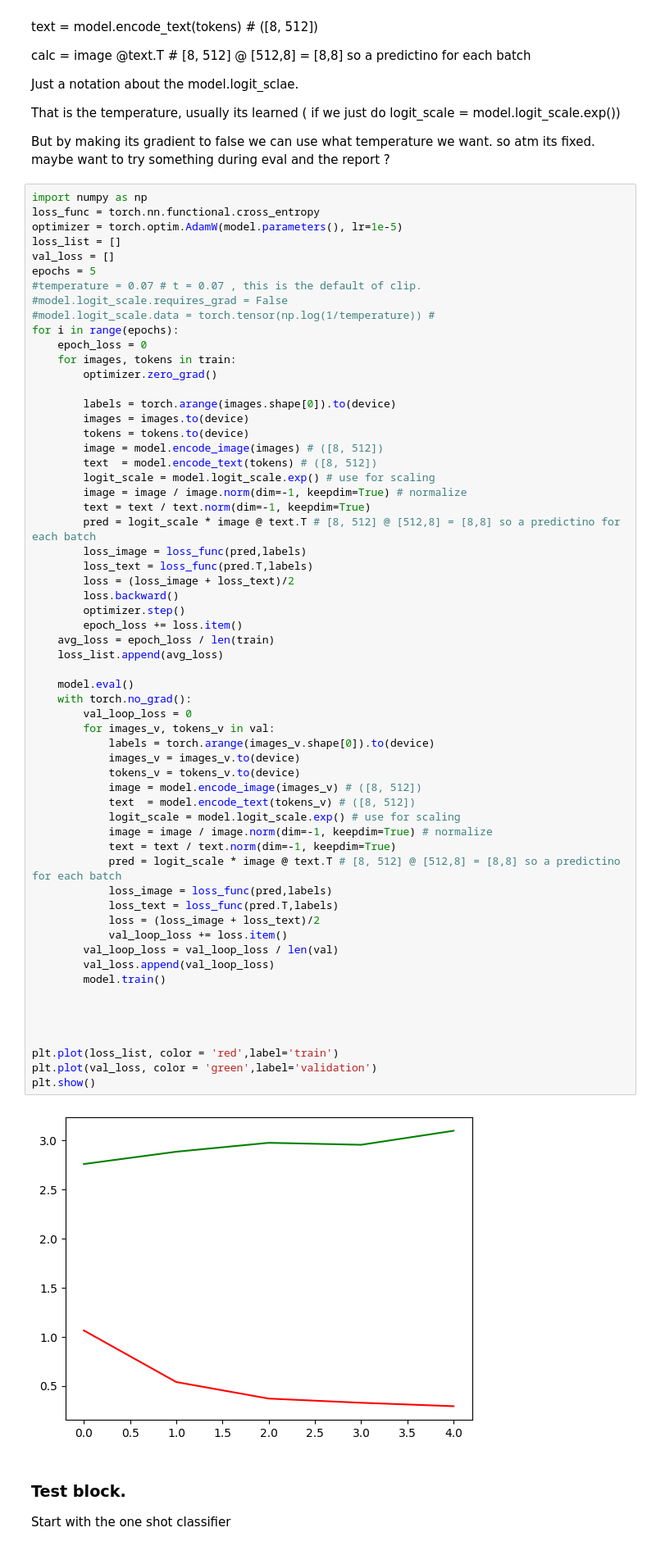
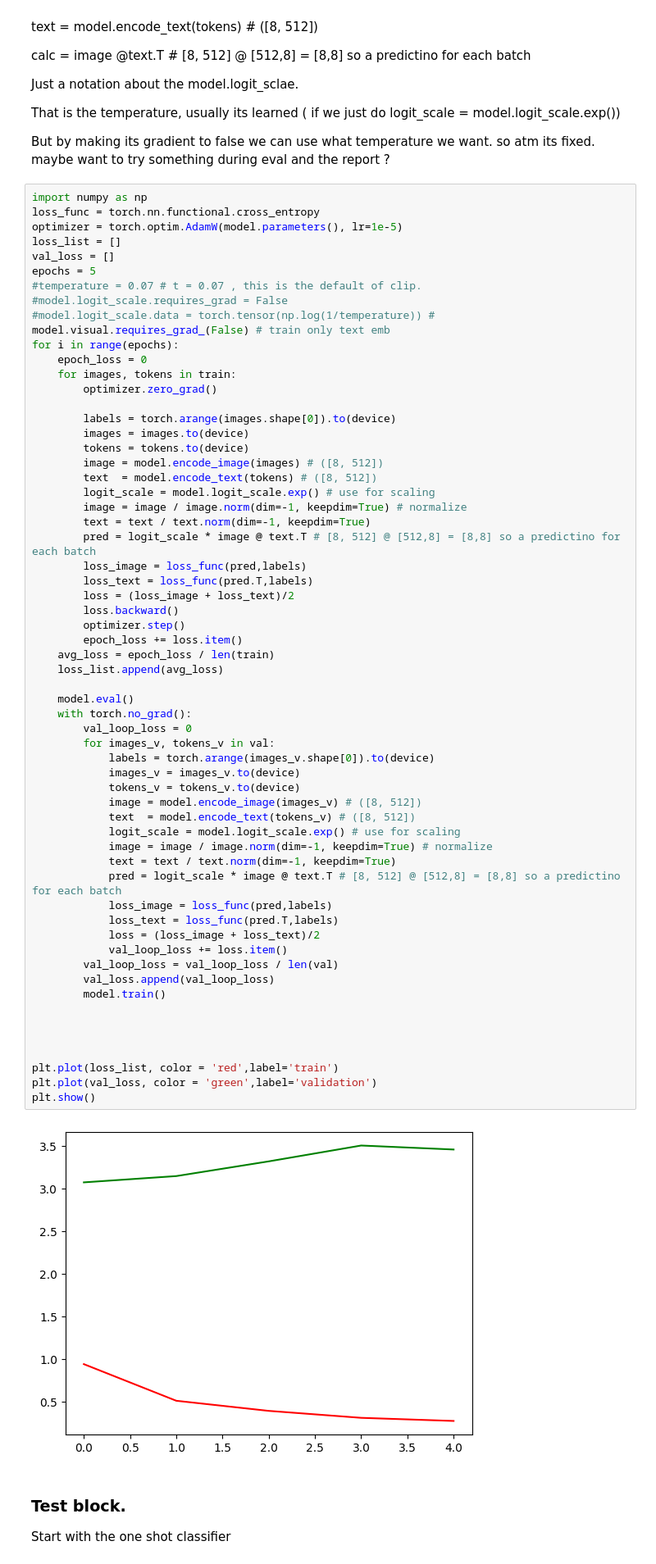
Before and after one commit to hellstrom01/fine-tuning-clip-model, a Jupyter notebook: model.ipynb, the cells around one changed output. Shown at 82% size. Saved outputs shown, nothing was run; the diff lists cells and outputs as text.

```diff
--- a/model.ipynb
+++ b/model.ipynb
@@ -172,6 +174,7 @@ epochs = 5
 #temperature = 0.07 # t = 0.07 , this is the default of clip.
 #model.logit_scale.requires_grad = False
 #model.logit_scale.data = torch.tensor(np.log(1/temperature)) #
+model.visual.requires_grad_(False) # train only text emb
 for i in range(epochs):
     epoch_loss = 0
     for images, tokens in train:
@@ -196,34 +199,34 @@ for i in range(epochs):
     loss_list.append(avg_loss)
 
     model.eval()
     with torch.no_grad():
         val_loop_loss = 0
         for images_v, tokens_v in val:
             labels = torch.arange(images_v.shape[0]).to(device)
             images_v = images_v.to(device)
             tokens_v = tokens_v.to(device)
             image = model.encode_image(images_v) # ([8, 512])
             text  = model.encode_text(tokens_v) # ([8, 512])
             logit_scale = model.logit_scale.exp() # use for scaling
             image = image / image.norm(dim=-1, keepdim=True) # normalize
             text = text / text.norm(dim=-1, keepdim=True)
             pred = logit_scale * image @ text.T # [8, 512] @ [512,8] = [8,8] so a predictino for each batch
             loss_image = loss_func(pred,labels)
             loss_text = loss_func(pred.T,labels)
             loss = (loss_image + loss_text)/2
             val_loop_loss += loss.item()
         val_loop_loss = val_loop_loss / len(val)
         val_loss.append(val_loop_loss)
         model.train()
 
 
 
 
 plt.plot(loss_list, color = 'red',label='train')
 plt.plot(val_loss, color = 'green',label='validation')
 plt.show()
 # %% [output]
-[figure, old version]
+[figure, new version]
 # %% [markdown]
 ### Test block.
 
```
Also changed, not shown: parts of 8 cells of this notebook.
